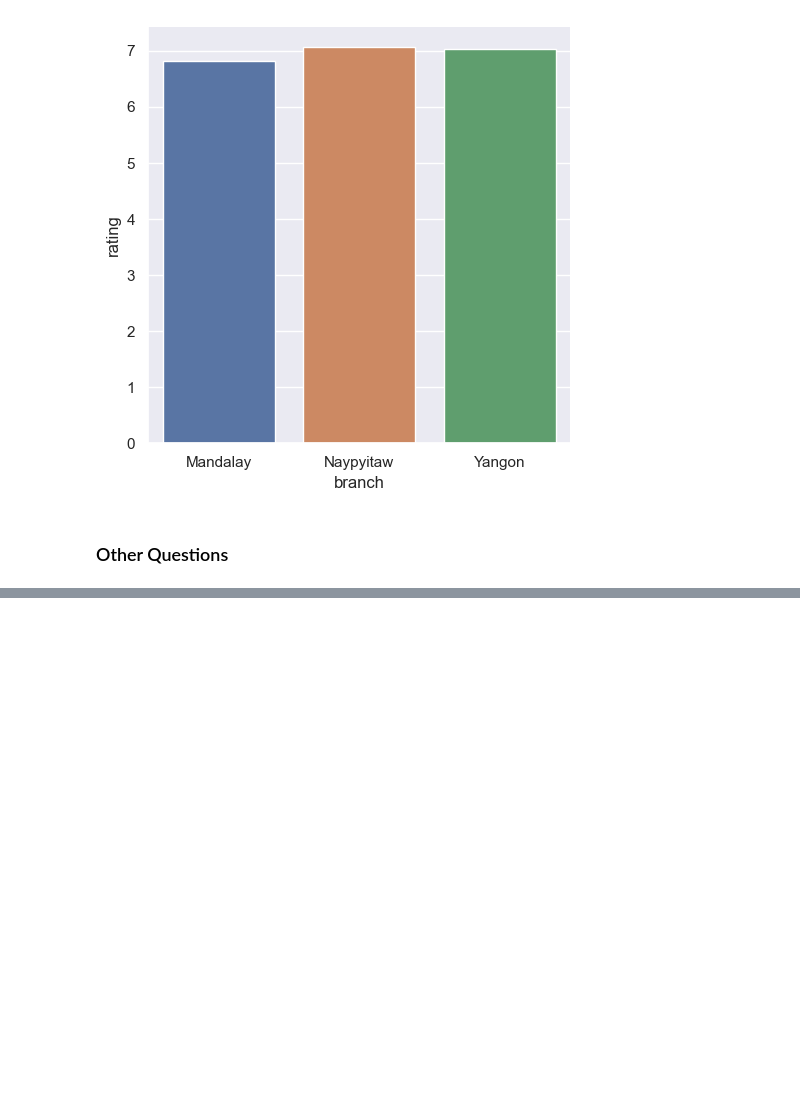
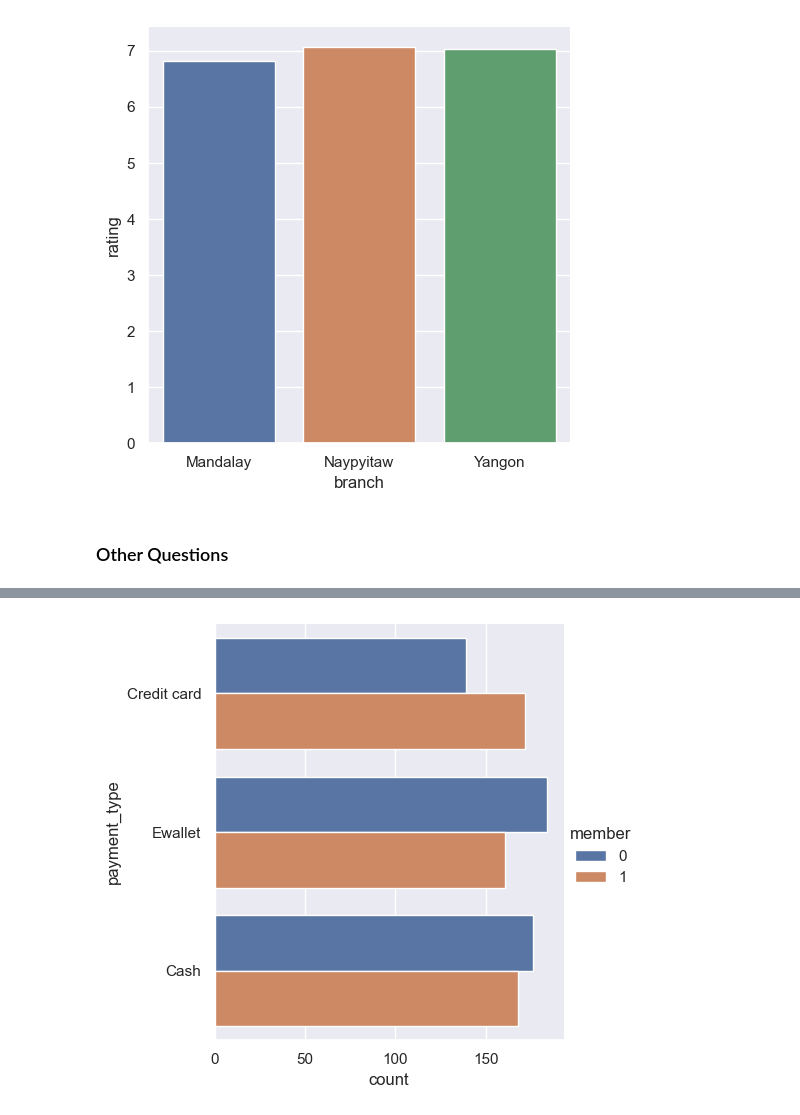
Before and after one commit to zdravoj/data-science-foundations, a Jupyter notebook: Supermarket_Sales/Supermarket_sales_analysis.ipynb, the cells around one changed output, grey strips where cells are left out. Drawn from its saved outputs; the diff is of its cells as text; code cells hidden in the pictures; blank space fills up the shorter version.

```diff
--- a/Supermarket_Sales/Supermarket_sales_analysis.ipynb
+++ b/Supermarket_Sales/Supermarket_sales_analysis.ipynb
@@ -436,0 +458,10 @@ sns.catplot(
+# %%
+# payment type for member vs non-member
+sns.catplot(
+    data= supermarket_data,
+    y= 'payment_type',
+    hue= 'member',
+    kind= 'count'
+);
+# %% [output]
+[figure, added]
```
Also changed, not shown: parts of 14 cells of this notebook.
